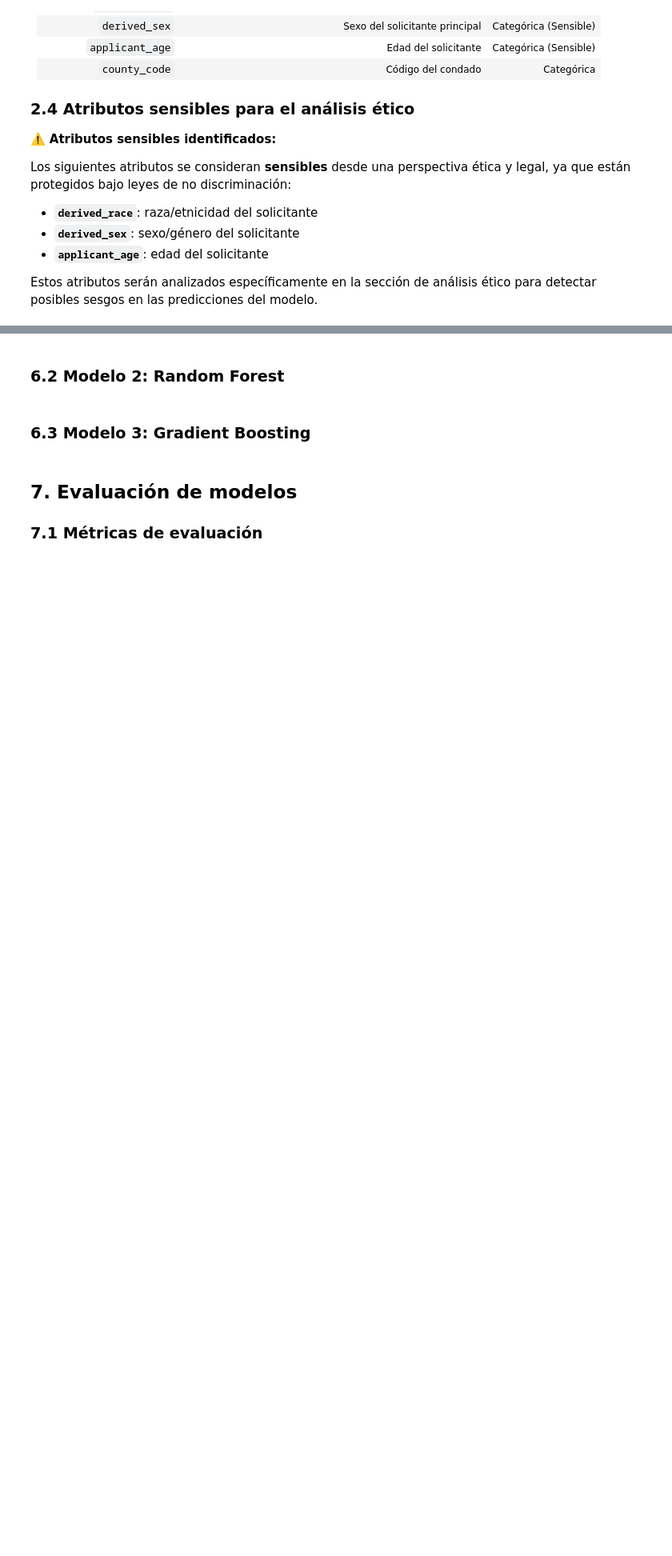
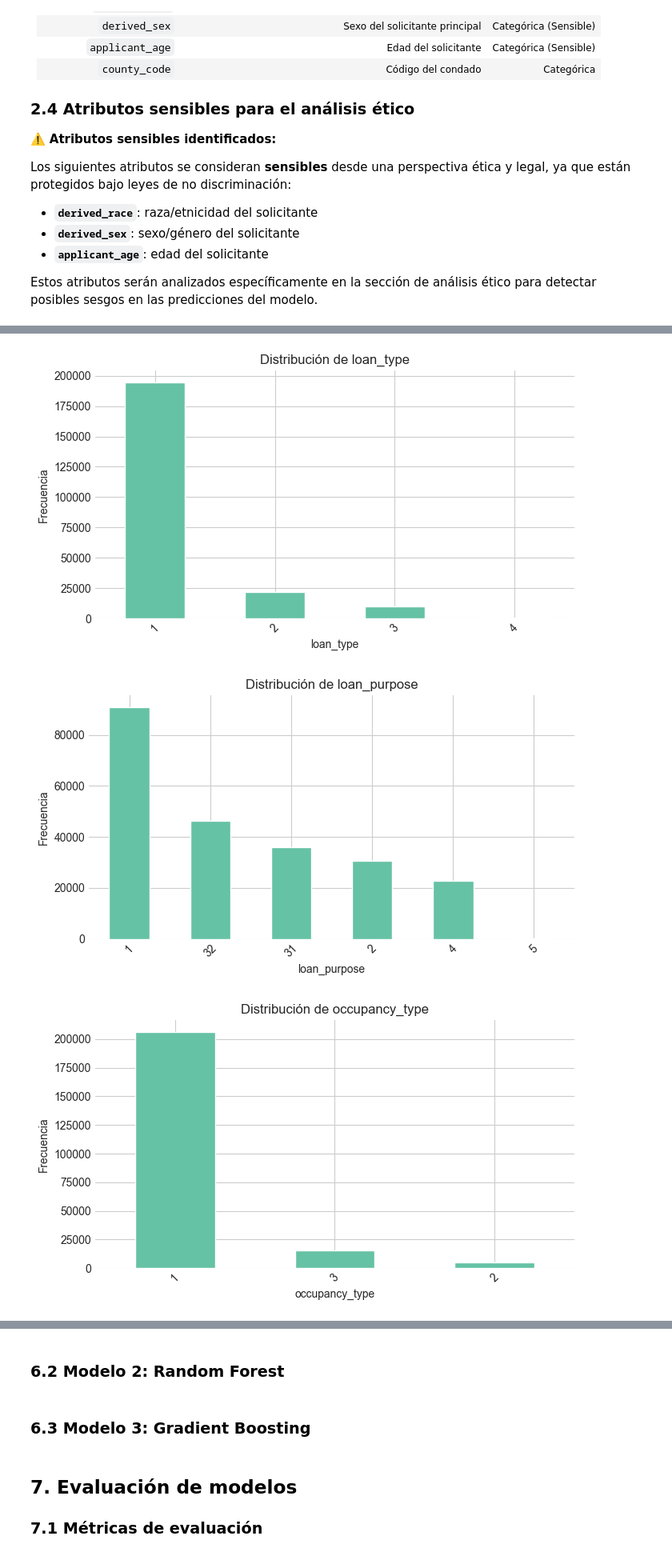
Before and after one commit to thisisrober/hmda-loan-approval-ml-analysis, a Jupyter notebook: notebook.ipynb, the cells around one changed output, grey strips where cells are left out. Shown at 80% size. Drawn from its saved outputs; the diff is of its cells as text; code cells hidden in the pictures; blank space fills up the shorter version.

```diff
--- a/notebook.ipynb
+++ b/notebook.ipynb
@@ -213,0 +512,25 @@ En esta sección entrenamos diferentes modelos de machine learning para predecir
+# %%
+variables_categoricas_clave = [
+    'loan_type',
+    'loan_purpose',
+    'occupancy_type',
+    'lien_status',
+    'derived_race',
+    'derived_sex',
+    'applicant_age',
+    'debt_to_income_ratio'
+]
+
+for var in variables_categoricas_clave:
+    plt.figure(figsize=(7, 4))
+    df_limpio[var].value_counts().plot(kind='bar')
+    plt.title(f'Distribución de {var}')
+    plt.xlabel(var)
+    plt.ylabel('Frecuencia')
+    plt.xticks(rotation=45)
+    plt.tight_layout()
+    plt.show()
+# %% [output]
+[figure, added]
+[figure, added]
+[figure, added]
```
Also changed, not shown: parts of 53 cells of this notebook, 2 other files.
